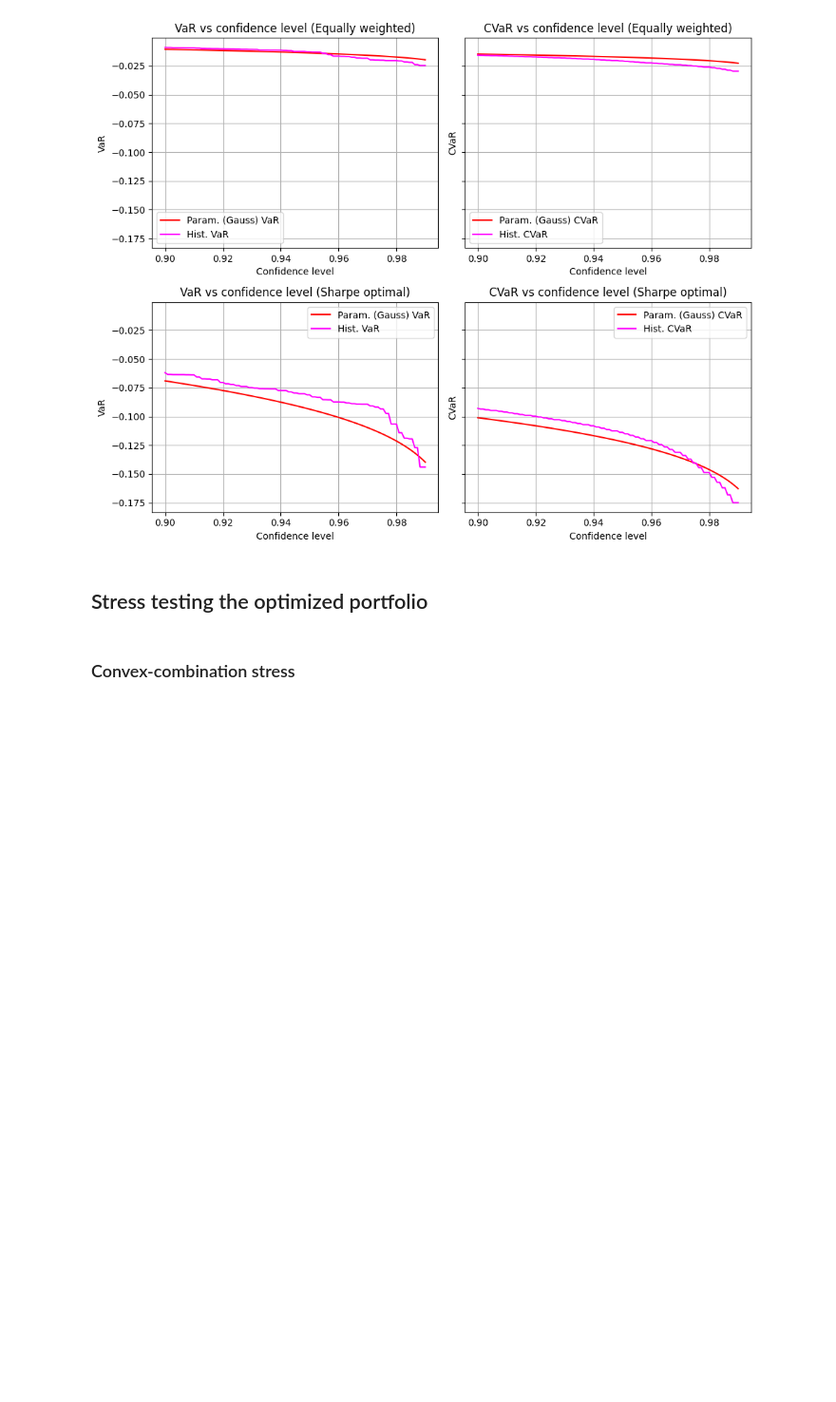
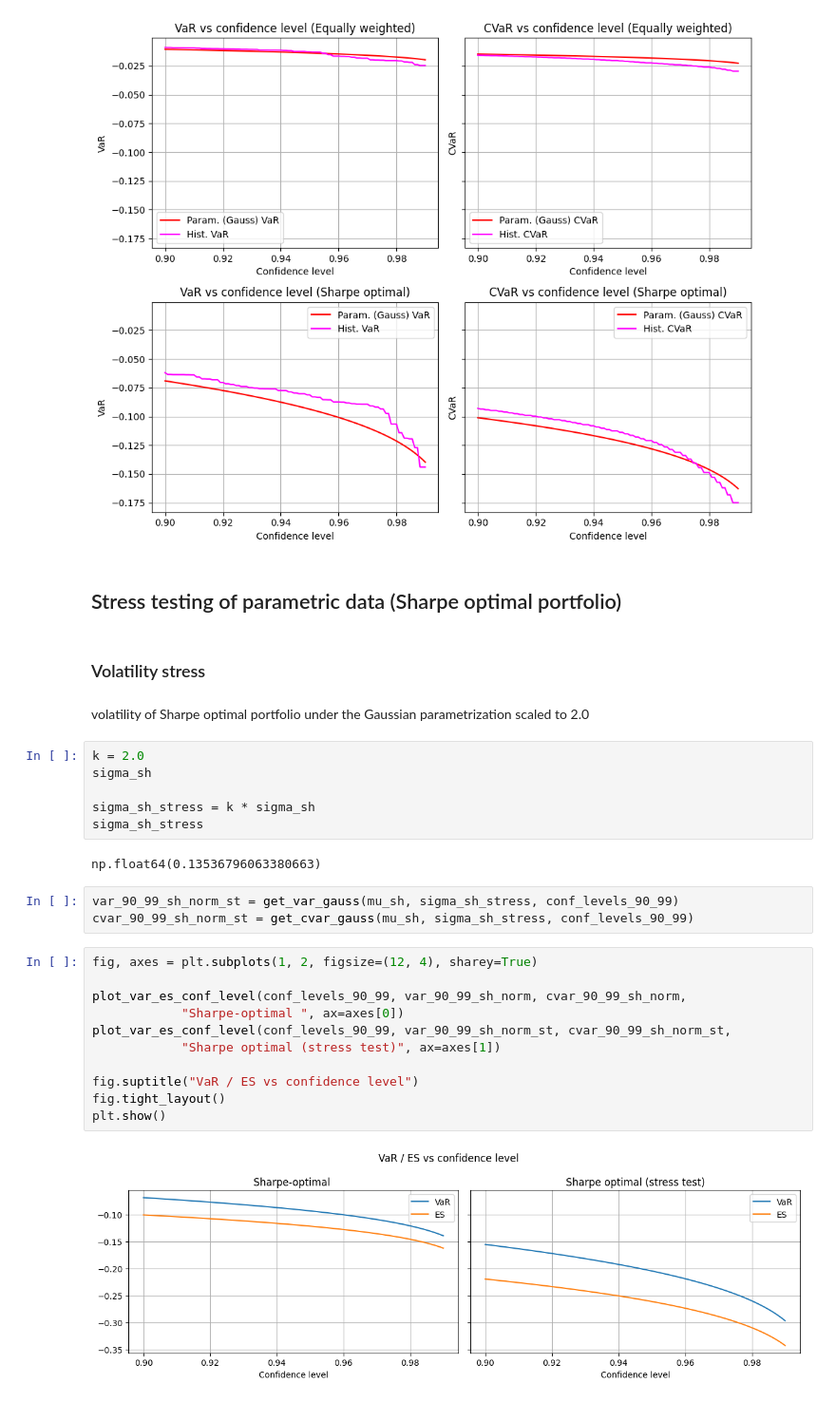
Before and after one commit to conformist89/optim-methods-asset-in-management, a Jupyter notebook: optim-intervace.ipynb, the cells around one changed output. Shown at 95% size. Saved outputs shown, nothing was run; the diff lists cells and outputs as text; blank space fills up the shorter version.

Commit message:
Added first stress-test : stressed volatility

```diff
--- a/optim-intervace.ipynb
+++ b/optim-intervace.ipynb
@@ -315,7 +315,33 @@ plt.show()
 # %% [output]
 [figure]
 # %% [markdown]
-## Stress testing the optimized portfolio
+## Stress testing of parametric data (Sharpe optimal portfolio)
 # %% [markdown]
-### Convex-combination stress
+### Volatility stress
+# %% [markdown]
+volatility of Sharpe optimal portfolio under the Gaussian parametrization scaled to 2.0
+# %%
+k = 2.0
+sigma_sh
+
+sigma_sh_stress = k * sigma_sh
+sigma_sh_stress
+# %% [output]
+np.float64(0.13536796063380663)
+# %%
+var_90_99_sh_norm_st = get_var_gauss(mu_sh, sigma_sh_stress, conf_levels_90_99)
+cvar_90_99_sh_norm_st = get_cvar_gauss(mu_sh, sigma_sh_stress, conf_levels_90_99)
+# %%
+fig, axes = plt.subplots(1, 2, figsize=(12, 4), sharey=True)
+
+plot_var_es_conf_level(conf_levels_90_99, var_90_99_sh_norm, cvar_90_99_sh_norm,
+            "Sharpe-optimal ", ax=axes[0])
+plot_var_es_conf_level(conf_levels_90_99, var_90_99_sh_norm_st, cvar_90_99_sh_norm_st,
+            "Sharpe optimal (stress test)", ax=axes[1])
+
+fig.suptitle("VaR / ES vs confidence level")
+fig.tight_layout()
+plt.show()
+# %% [output]
+[figure, added]
 # %%
```
Also changed, not shown: parts of 3 cells of this notebook.
